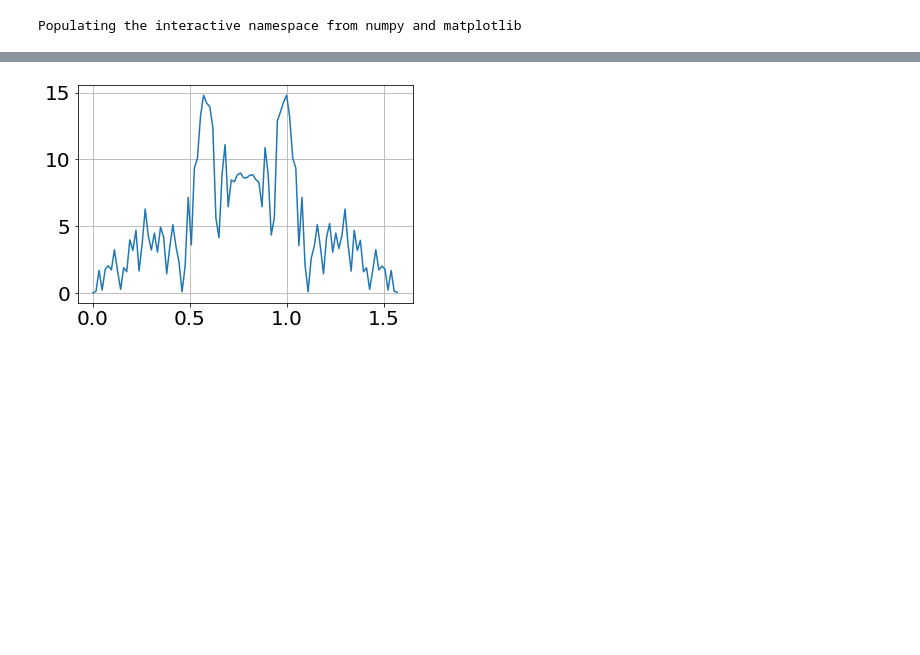
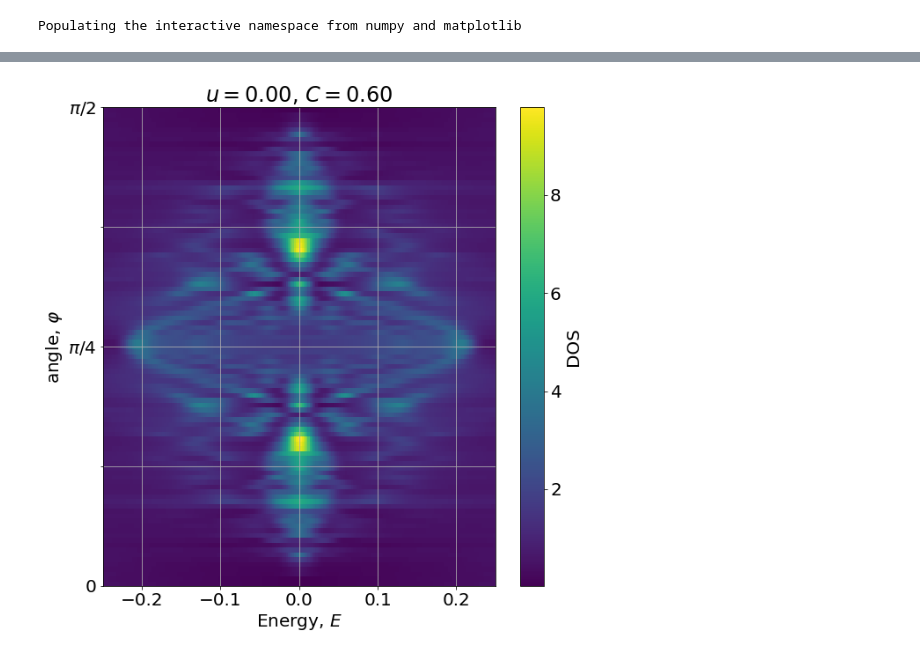
Before and after one commit to asbothjanos/Weyl_Z2_2D, a Jupyter notebook: python/Coupled_BHZedge_angle_pybinding_kpm.ipynb, the cells around one changed output, grey strips where cells are left out. Saved outputs shown, nothing was run; the diff lists cells and outputs as text; code cells hidden in the pictures; blank space fills up the shorter version.

```diff
--- a/python/Coupled_BHZedge_angle_pybinding_kpm.ipynb
+++ b/python/Coupled_BHZedge_angle_pybinding_kpm.ipynb
@@ -114,5 +127,14 @@ title(f"$u=${results.args['u']:.2f}, $C=${results.args['C']:.2f}");
-# %%
-plot(phiran,dat[:,500])
-grid()
-# %% [output]
-[figure, removed]
+# %%
+figure(figsize=(10,10))
+plt.rcParams['font.size'] = 20
+pcolormesh(eran,phiran,dat)
+cax = colorbar()
+#clim(0,1)
+cax.set_label('DOS')
+xlabel(r'Energy, $E$')
+ylabel(r'angle, $\varphi$')
+yticks(linspace(0,pi/2,7),[r'$0$','',r'$\pi/4$','',r'$\pi/2$'])
+title(f"$u=${results.args['u']:.2f}, $C=${results.args['C']:.2f}");
+grid()
+# %% [output]
+[figure, added]
```
Also changed, not shown: parts of 10 cells of this notebook, 1 other file.
